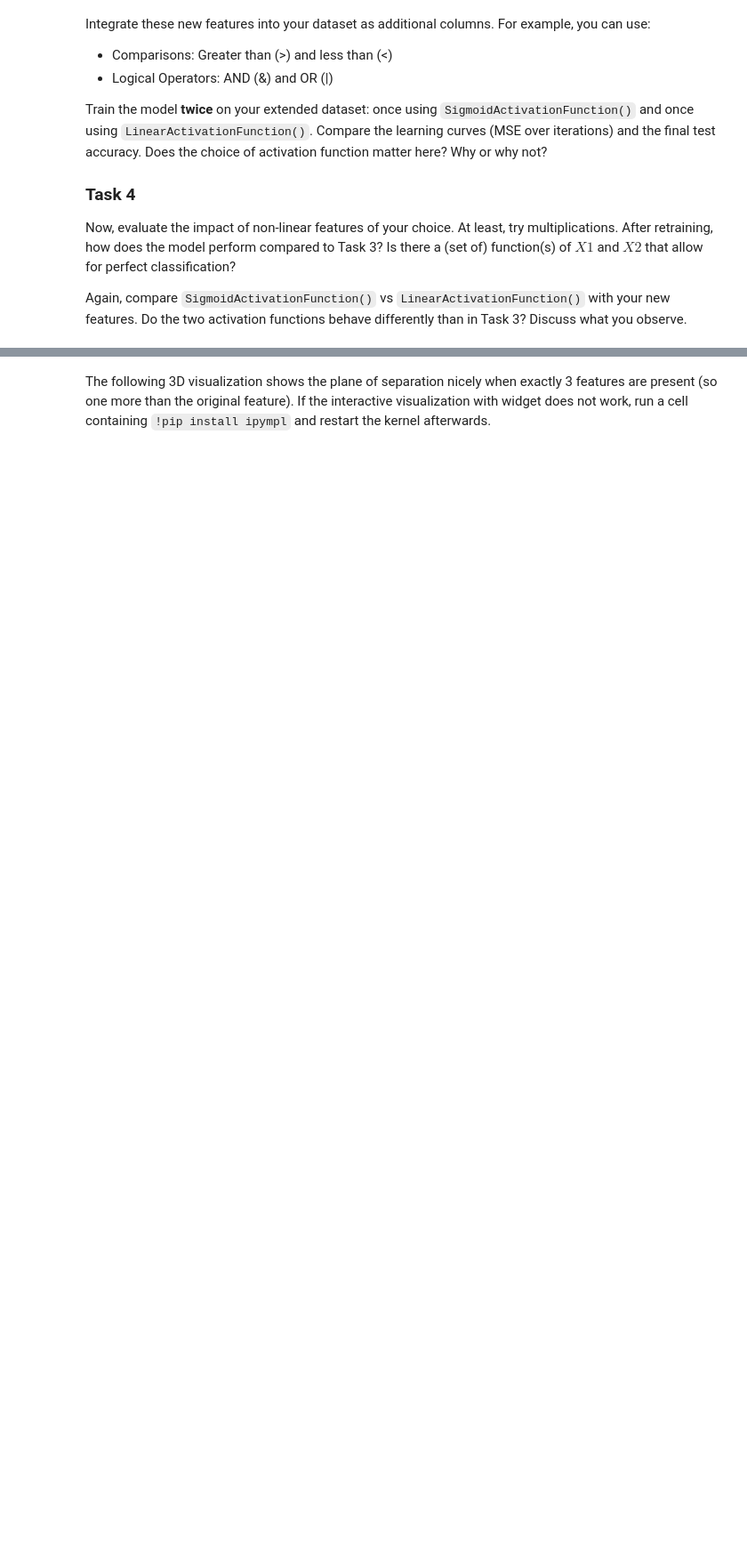
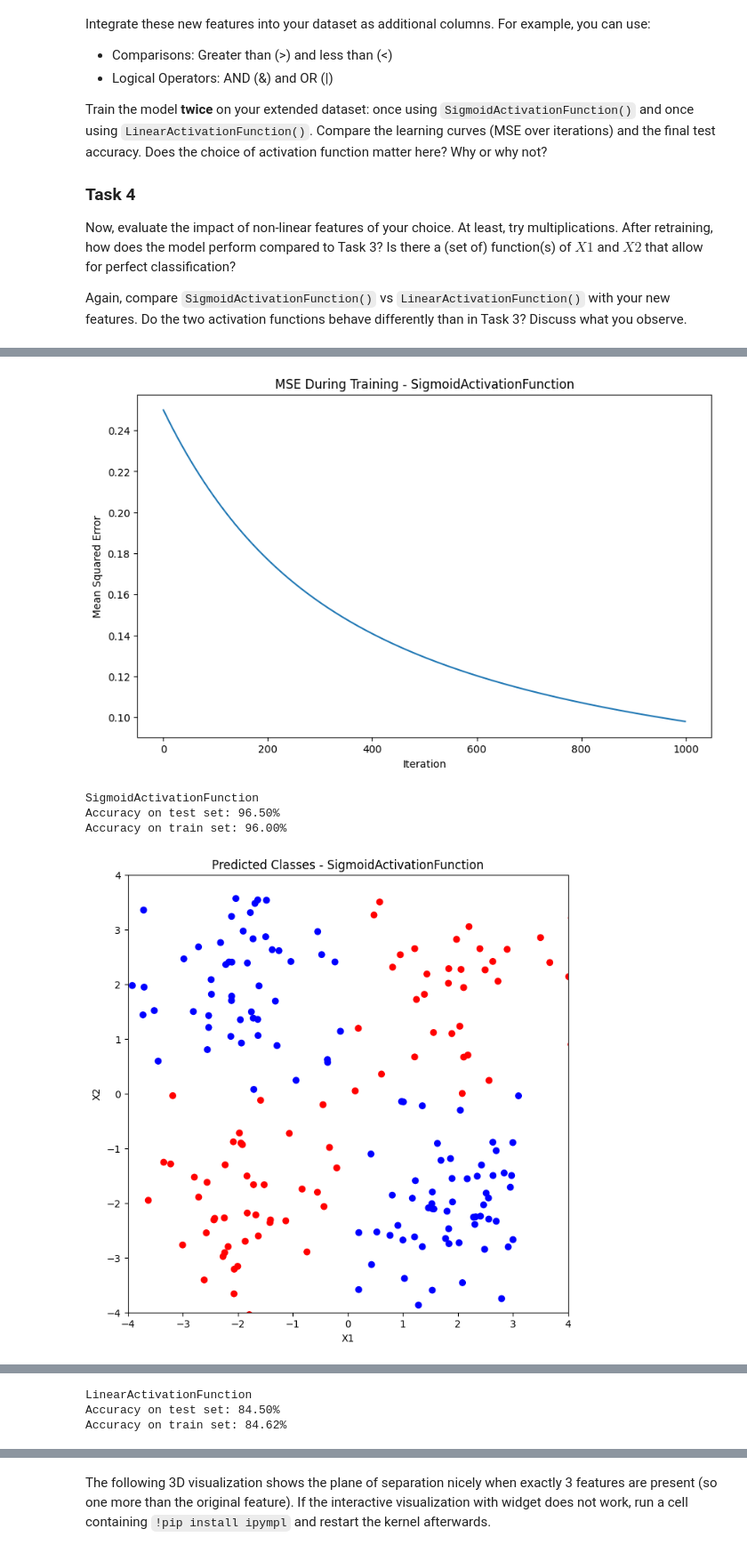
Before and after one commit to Dumpley/110_days_of_coding, a Jupyter notebook: 01_Perceptron.ipynb, the cells around one changed output, grey strips where cells are left out. Shown at 89% size. Drawn from its saved outputs; the diff is of its cells as text; code cells hidden in the pictures; blank space fills up the shorter version.

```diff
--- a/01_Perceptron.ipynb
+++ b/01_Perceptron.ipynb
@@ -392,0 +475,63 @@ print(len(incorrect_x) + len(incorrect_y))
+# %%
+X_original = X[:, :2].copy()
+
+features = np.column_stack([
+    X_original[:, 0] * X_original[:, 1],
+    X_original[:, 0] ** 2,
+    X_original[:, 1] ** 2,
+    X_original[:, 0] ** 2 + X_original[:, 1] ** 2
+])
+
+X = np.hstack((X_original, features))
+
+X_train, X_test, y_train, y_test = train_test_split(
+    X, y, test_size=.2, random_state=42
+)
+
+input_dim = X_train.shape[1]
+
+for number in range(2):
+  activation = SigmoidActivationFunction() if number == 0 else LinearActivationFunction()
+  model = NeuralNetwork(
+      input_dim=X_train.shape[1],
+      learning_rate=.001,
+      n_iterations=1000,
+      activation_function=activation
+  )
+
+  model.fit(X_train, y_train)
+
+  plt.figure(figsize=(10, 6))
+  plt.plot(model.get_mse_history())
+  plt.xlabel("Iteration")
+  plt.ylabel("Mean Squared Error")
+  plt.title(f"MSE During Training - {activation.__class__.__name__}")
+  plt.show()
+
+  y_pred = model.predict(X_test)
+  y_pred_labels = (y_pred > .5).astype(int).ravel()
+
+  y_pred_train = model.predict(X_train)
+  y_pred_train_labels = (y_pred_train > .5).astype(int).ravel()
+
+  acc = accuracy_score(y_test, y_pred_labels)
+  acc_train = accuracy_score(y_train, y_pred_train_labels)
+
+  print(activation.__class__.__name__)
+  print(f"Accuracy on test set: {acc * 100:.2f}%")
+  print(f"Accuracy on train set: {acc_train * 100:.2f}%")
+
+  plt.figure(figsize=(8, 8))
+  plt.scatter(X_test[:, 0], X_test[:, 1], c=y_pred_labels, cmap="bwr")
+  plt.xlim(-4, 4)
+  plt.ylim(-4, 4)
+  plt.xlabel("X1")
+  plt.ylabel("X2")
+  plt.title(f"Predicted Classes - {activation.__class__.__name__}")
+  plt.show()
+# %% [output]
+[figure, added]
+SigmoidActivationFunction
+Accuracy on test set: 96.50%
+Accuracy on train set: 96.00%
+[figure, added]
@@ -392,0 +539,3 @@ print(len(incorrect_x) + len(incorrect_y))
+LinearActivationFunction
+Accuracy on test set: 84.50%
+Accuracy on train set: 84.62%
```
Also changed, not shown: parts of 9 cells of this notebook.
